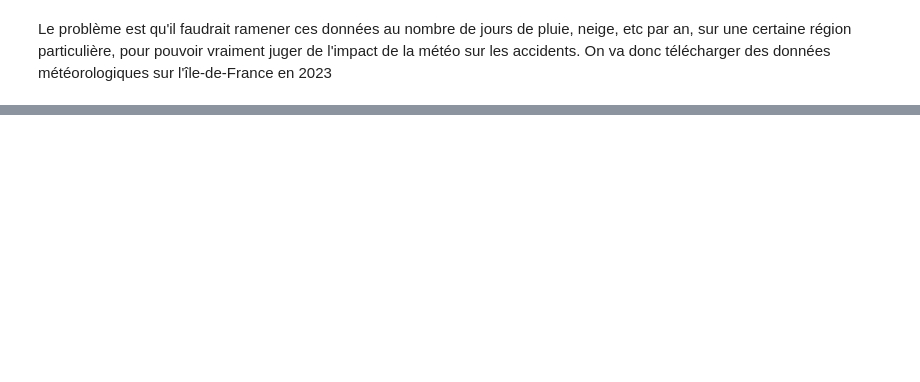
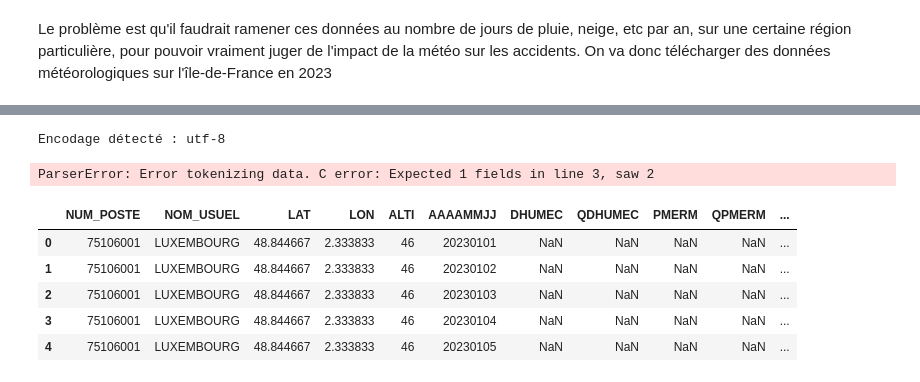
Before and after one commit to celineferbach/Projet-accidents-de-la-route, a Jupyter notebook: importation.ipynb, the cells around one changed output, grey strips where cells are left out. Drawn from its saved outputs; the diff is of its cells as text; code cells hidden in the pictures; blank space fills up the shorter version.

Commit message:
importation données météorologiques idf 2023

```diff
--- a/importation.ipynb
+++ b/importation.ipynb
@@ -452,0 +530,69 @@ donnees_meteo
+# %%
+import requests
+import chardet
+import pandas as pd
+
+# URL du fichier CSV
+url = "https://www.data.gouv.fr/fr/datasets/r/4185b0e2-8077-4c06-af48-43defe7a108d"
+
+# Télécharger le fichier
+response = requests.get(url)
+response.raise_for_status()  # Vérifie que la requête a réussi
+
+# Détecter l'encodage
+result = chardet.detect(response.content)
+print("Encodage détecté :", result["encoding"])
+
+# Lire le fichier avec l'encodage détecté
+descriptif_vent = pd.read_csv(io.BytesIO(response.content), encoding=result["encoding"])
+print(descriptif_vent.head())
+# %% [output]
+Encodage détecté : utf-8
+ParserError: Error tokenizing data. C error: Expected 1 fields in line 3, saw 2
+# %%
+vent_95 = recuperer_donnees_gz('00b37d57-76cf-4531-8fde-112a576a9a6e', 'QUOT_departement_95_periode_2023_2024_RR-T-Vent', ';')
+vent_95.head()
+autres_parametres_95 = recuperer_donnees_gz('b3482517-0713-4eac-afcc-eb5b135a6ff2', 'QUOT_departement_95_periode_2023_2024_autres_parametres', ';')
+autres_parametres_95.head()
+
+vent_94 = recuperer_donnees_gz('dc4b8ca5-e72b-4f24-82c6-9d75f08c594b', 'QUOT_departement_94_periode_2023_2024_RR-T-Vent', ';')
+vent_94.head()
+autres_parametres_94 = recuperer_donnees_gz('4ff5e1a0-c949-47ce-bdbf-e625c6df3f0e', 'QUOT_departement_94_periode_2023_2024_autres_parametres', ';')
+autres_parametres_94.head()
+
+vent_93 = recuperer_donnees_gz('8818da6a-3c3a-4c1e-ba7e-1e1a9c66120a', 'QUOT_departement_93_periode_2023_2024_RR-T-Vent', ';')
+vent_93.head()
+autres_parametres_93 = recuperer_donnees_gz('6eadda53-ef58-4246-91ac-e84ed1a75e8f', 'QUOT_departement_93_periode_2023_2024_autres_parametres', ';')
+autres_parametres_93.head()
+
+vent_92 = recuperer_donnees_gz('881525f4-f786-4eb6-ac4d-d62f3089ed19', 'QUOT_departement_92_periode_2023_2024_RR-T-Vent', ';')
+vent_92.head()
+autres_parametres_92 = recuperer_donnees_gz('634cc1ec-7d2a-47e4-9ef1-be51a894dbba', 'QUOT_departement_92_periode_2023_2024_autres_parametres', ';')
+autres_parametres_92.head()
+
+vent_91 = recuperer_donnees_gz('e3719036-f756-4a42-b1d8-ba65235d60e1', 'QUOT_departement_91_periode_2023_2024_RR-T-Vent', ';')
+vent_91.head()
+autres_parametres_91 = recuperer_donnees_gz('0bce2def-d015-41e4-9d14-5127eed7b94d', 'QUOT_departement_91_periode_2023_2024_autres_parametres', ';')
+autres_parametres_91.head()
+
+vent_78 = recuperer_donnees_gz('c5aabcc5-3f3d-4caa-ac8a-c766685cf7b5', 'QUOT_departement_78_periode_2023_2024_RR-T-Vent', ';')
+vent_78.head()
+autres_parametres_78 = recuperer_donnees_gz('587bcad8-7514-45fa-a023-39ddd5215433', 'QUOT_departement_78_periode_2023_2024_autres_parametres', ';')
+autres_parametres_78.head()
+
+vent_77 = recuperer_donnees_gz('473c287c-001a-4bfa-8c6c-f59afe61bead', 'QUOT_departement_77_periode_2023_2024_RR-T-Vent', ';')
+vent_77.head()
+autres_parametres_77 = recuperer_donnees_gz('2b592ebd-d8c4-4fbd-8205-e04fab626ca8', 'QUOT_departement_77_periode_2023_2024_autres_parametres', ';')
+autres_parametres_77.head()
+
+vent_75 = recuperer_donnees_gz('aba837dc-fc7c-4010-ab5e-0eb02feb0010', 'QUOT_departement_77_periode_2023_2024_RR-T-Vent', ';')
+vent_75.head()
+autres_parametres_75 = recuperer_donnees_gz('863521b9-9e04-4255-b720-6d3ff4da3ef1', 'QUOT_departement_77_periode_2023_2024_autres_parametres', ';')
+autres_parametres_75.head()
+# %% [output]
+|  | NUM_POSTE | NOM_USUEL | LAT | LON | ALTI | AAAAMMJJ | DHUMEC | QDHUMEC | PMERM | QPMERM | ... |
+| 0 | 75106001 | LUXEMBOURG | 48.844667 | 2.333833 | 46 | 20230101 | NaN | NaN | NaN | NaN | ... |
+| 1 | 75106001 | LUXEMBOURG | 48.844667 | 2.333833 | 46 | 20230102 | NaN | NaN | NaN | NaN | ... |
+| 2 | 75106001 | LUXEMBOURG | 48.844667 | 2.333833 | 46 | 20230103 | NaN | NaN | NaN | NaN | ... |
+| 3 | 75106001 | LUXEMBOURG | 48.844667 | 2.333833 | 46 | 20230104 | NaN | NaN | NaN | NaN | ... |
+| 4 | 75106001 | LUXEMBOURG | 48.844667 | 2.333833 | 46 | 20230105 | NaN | NaN | NaN | NaN | ... |
```
Also changed, not shown: parts of 18 cells of this notebook, 2 other files.
